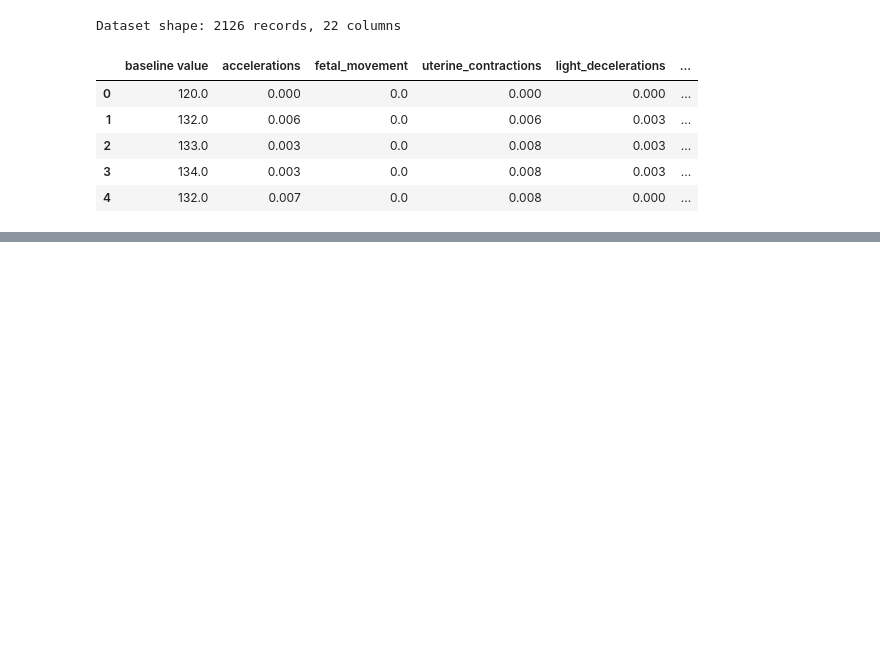
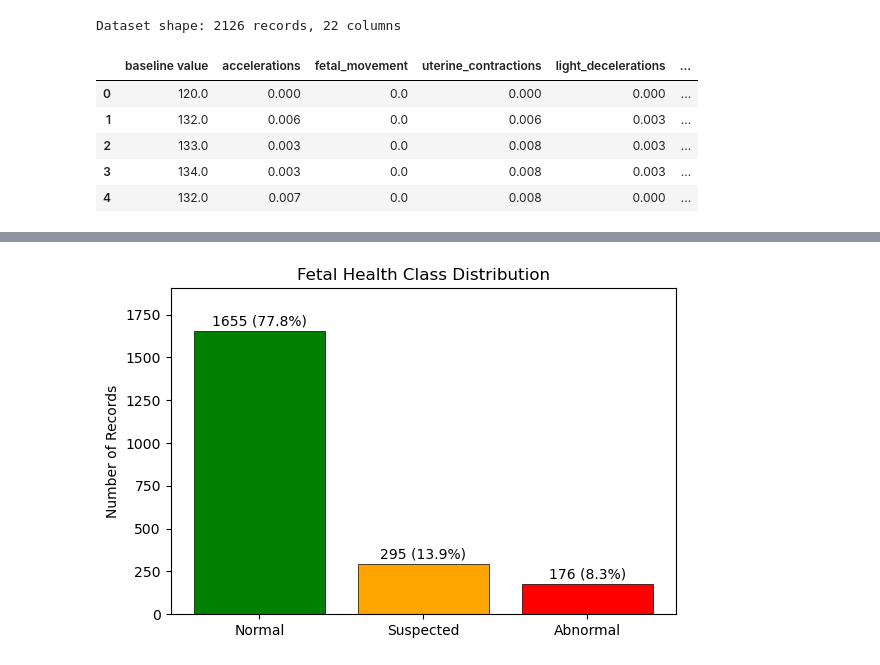
Before and after one commit to mkxangie/fetal_health_project_phase5, a Jupyter notebook: fetal_health_classification.ipynb, the cells around one changed output, grey strips where cells are left out. Saved outputs shown, nothing was run; the diff lists cells and outputs as text; code cells hidden in the pictures; blank space fills up the shorter version.

Commit message:
section 2.3 and 2.4 - initial data inspection and target variable distribution

```diff
--- a/fetal_health_classification.ipynb
+++ b/fetal_health_classification.ipynb
@@ -75,0 +118,11 @@ Dataset shape: 2126 records, 22 columns
+# %%
+target_counts = df['fetal_health'].value_counts().sort_index()
+target_pcts = (df['fetal_health'].value_counts(normalize=True).sort_index() * 100).round(1)
+
+label_map = {1.0: 'Normal', 2.0: 'Suspected', 3.0: 'Abnormal'}
+
+print("Fetal Health Class Distribution:")
+print("-" * 40)
+for cls in [1.0, 2.0, 3.0]:
+    print(f"  {label_map[cls]} (Class {int(cls)}): {target_counts[cls]} records ({target_pcts[cls]}%)")
+print(f"\nTotal records: {len(df)}")
@@ -75,0 +137,19 @@ Dataset shape: 2126 records, 22 columns
+# %%
+fig, ax = plt.subplots(figsize=(6, 4))
+colors = ['green', 'orange', 'red']
+class_names = ['Normal', 'Suspected', 'Abnormal']
+counts = [target_counts[c] for c in [1.0, 2.0, 3.0]]
+
+bars = ax.bar(class_names, counts, color=colors, edgecolor='black', linewidth=0.5)
+
+for bar, count, pct in zip(bars, counts, [target_pcts[c] for c in [1.0, 2.0, 3.0]]):
+    ax.text(bar.get_x() + bar.get_width()/2, bar.get_height() + 15,
+            f"{count} ({pct}%)", ha='center', va='bottom', fontsize=10)
+
+ax.set_ylabel('Number of Records')
+ax.set_title('Fetal Health Class Distribution')
+ax.set_ylim(0, max(counts) * 1.15)
+plt.tight_layout()
+plt.show()
+# %% [output]
+[figure, added]
```
Also changed, not shown: parts of 6 cells of this notebook.
